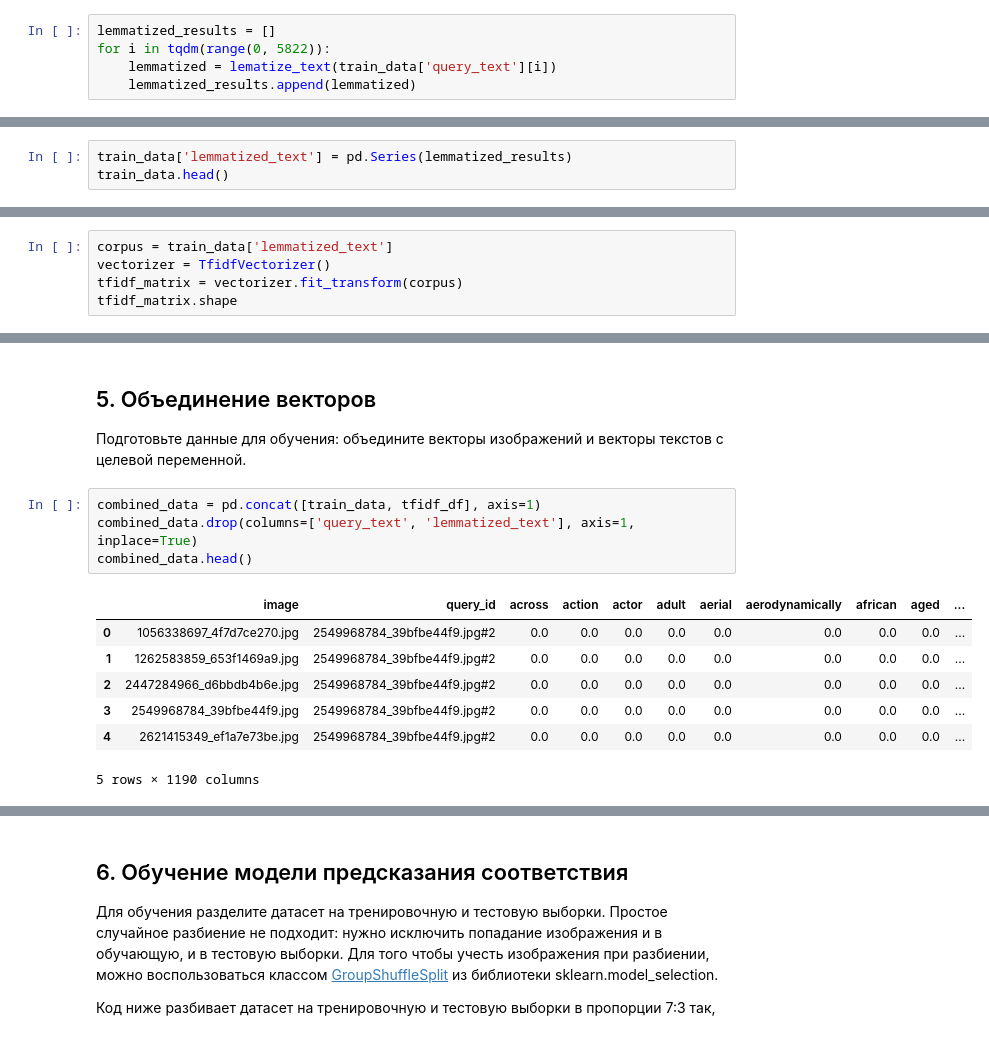
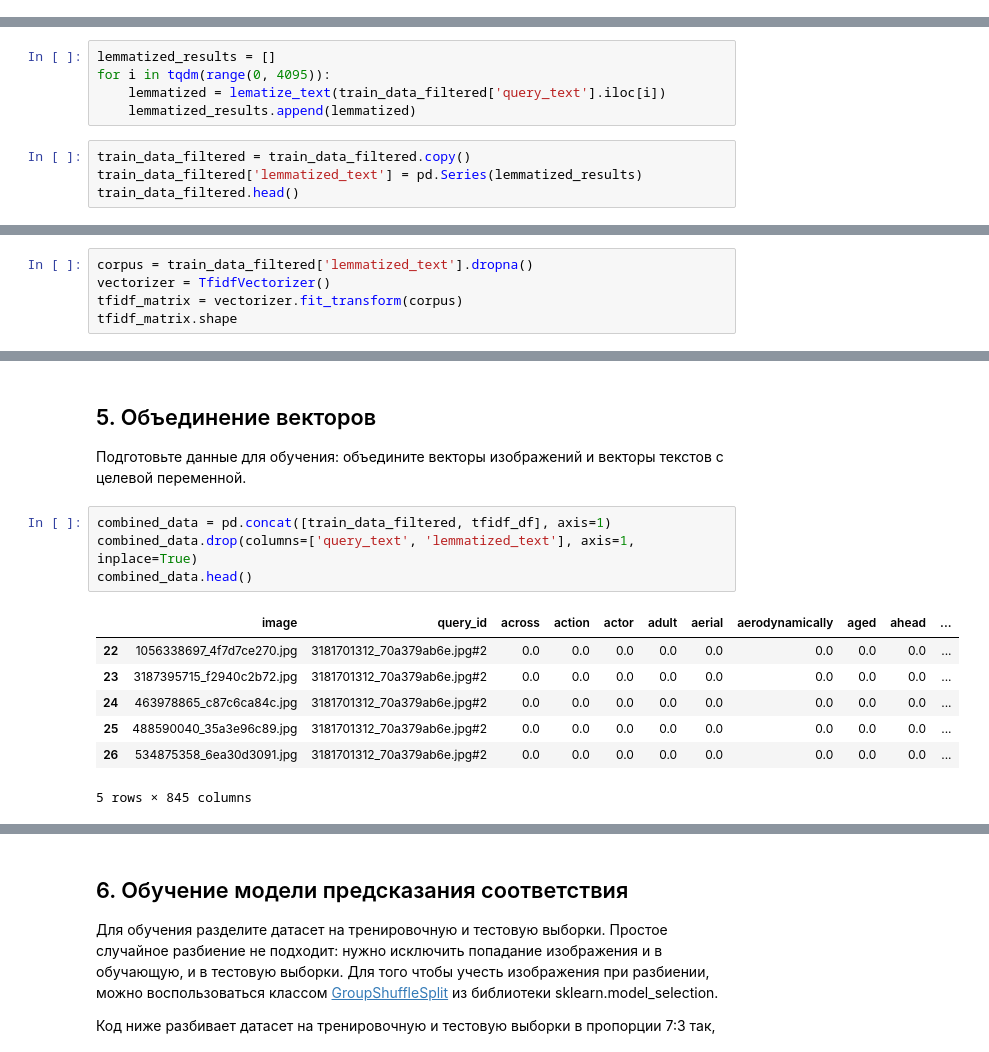
Before and after one commit to Andrefan1406/sb5, a Jupyter notebook: Сборный проект 5 - 15.01.2025.ipynb, the cells around one changed output, grey strips where cells are left out. Saved outputs shown, nothing was run; the diff lists cells and outputs as text.

```diff
--- a/Сборный проект 5 - 15.01.2025.ipynb
+++ b/Сборный проект 5 - 15.01.2025.ipynb
@@ -418,8 +426,3 @@ def lematize_text(text):
     filtered_tokens = [word for word in lemmas if word not in stop_words]
     lemmatized = " ".join(filtered_tokens)
     return lemmatized
-# %%
-lemmatized_results = []
-for i in tqdm(range(0, 5822)):
-    lemmatized = lematize_text(train_data['query_text'][i])
-    lemmatized_results.append(lemmatized)
@@ -426,5 +442,11 @@ for i in tqdm(range(0, 5822)):
+# %%
+lemmatized_results = []
+for i in tqdm(range(0, 4095)):
+    lemmatized = lematize_text(train_data_filtered['query_text'].iloc[i])
+    lemmatized_results.append(lemmatized)
 # %%
-train_data['lemmatized_text'] = pd.Series(lemmatized_results)
-train_data.head()
+train_data_filtered = train_data_filtered.copy()
+train_data_filtered['lemmatized_text'] = pd.Series(lemmatized_results)
+train_data_filtered.head()
 # %% [output]
 |  | image | query_id | query_text | lemmatized_text |
@@ -436,5 +458,5 @@ train_data.head()
 # %%
-corpus = train_data['lemmatized_text']
+corpus = train_data_filtered['lemmatized_text'].dropna()
 vectorizer = TfidfVectorizer()
 tfidf_matrix = vectorizer.fit_transform(corpus)
 tfidf_matrix.shape
@@ -459,17 +481,17 @@ tfidf_df.head()
 
 Подготовьте данные для обучения: объедините векторы изображений и векторы текстов с целевой переменной.
 # %%
-combined_data = pd.concat([train_data, tfidf_df], axis=1)
+combined_data = pd.concat([train_data_filtered, tfidf_df], axis=1)
 combined_data.drop(columns=['query_text', 'lemmatized_text'], axis=1, inplace=True)
 combined_data.head()
 # %% [output]
-|  | image | query_id | across | action | actor | adult | aerial | aerodynamically | african | aged | ... |
-| 0 | 1056338697_4f7d7ce270.jpg | 2549968784_39bfbe44f9.jpg#2 | 0.0 | 0.0 | 0.0 | 0.0 | 0.0 | 0.0 | 0.0 | 0.0 | ... |
-| 1 | 1262583859_653f1469a9.jpg | 2549968784_39bfbe44f9.jpg#2 | 0.0 | 0.0 | 0.0 | 0.0 | 0.0 | 0.0 | 0.0 | 0.0 | ... |
-| 2 | 2447284966_d6bbdb4b6e.jpg | 2549968784_39bfbe44f9.jpg#2 | 0.0 | 0.0 | 0.0 | 0.0 | 0.0 | 0.0 | 0.0 | 0.0 | ... |
-| 3 | 2549968784_39bfbe44f9.jpg | 2549968784_39bfbe44f9.jpg#2 | 0.0 | 0.0 | 0.0 | 0.0 | 0.0 | 0.0 | 0.0 | 0.0 | ... |
-| 4 | 2621415349_ef1a7e73be.jpg | 2549968784_39bfbe44f9.jpg#2 | 0.0 | 0.0 | 0.0 | 0.0 | 0.0 | 0.0 | 0.0 | 0.0 | ... |
+|  | image | query_id | across | action | actor | adult | aerial | aerodynamically | aged | ahead | ... |
+| 22 | 1056338697_4f7d7ce270.jpg | 3181701312_70a379ab6e.jpg#2 | 0.0 | 0.0 | 0.0 | 0.0 | 0.0 | 0.0 | 0.0 | 0.0 | ... |
+| 23 | 3187395715_f2940c2b72.jpg | 3181701312_70a379ab6e.jpg#2 | 0.0 | 0.0 | 0.0 | 0.0 | 0.0 | 0.0 | 0.0 | 0.0 | ... |
+| 24 | 463978865_c87c6ca84c.jpg | 3181701312_70a379ab6e.jpg#2 | 0.0 | 0.0 | 0.0 | 0.0 | 0.0 | 0.0 | 0.0 | 0.0 | ... |
+| 25 | 488590040_35a3e96c89.jpg | 3181701312_70a379ab6e.jpg#2 | 0.0 | 0.0 | 0.0 | 0.0 | 0.0 | 0.0 | 0.0 | 0.0 | ... |
+| 26 | 534875358_6ea30d3091.jpg | 3181701312_70a379ab6e.jpg#2 | 0.0 | 0.0 | 0.0 | 0.0 | 0.0 | 0.0 | 0.0 | 0.0 | ... |
-5 rows × 1190 columns
+5 rows × 845 columns
 # %%
 merged_df = pd.merge(combined_data, df_combined, left_on='image', right_on='image_name', how='inner')
 merged_df.head()
```
Also changed, not shown: parts of 31 cells of this notebook, 1 other file.
